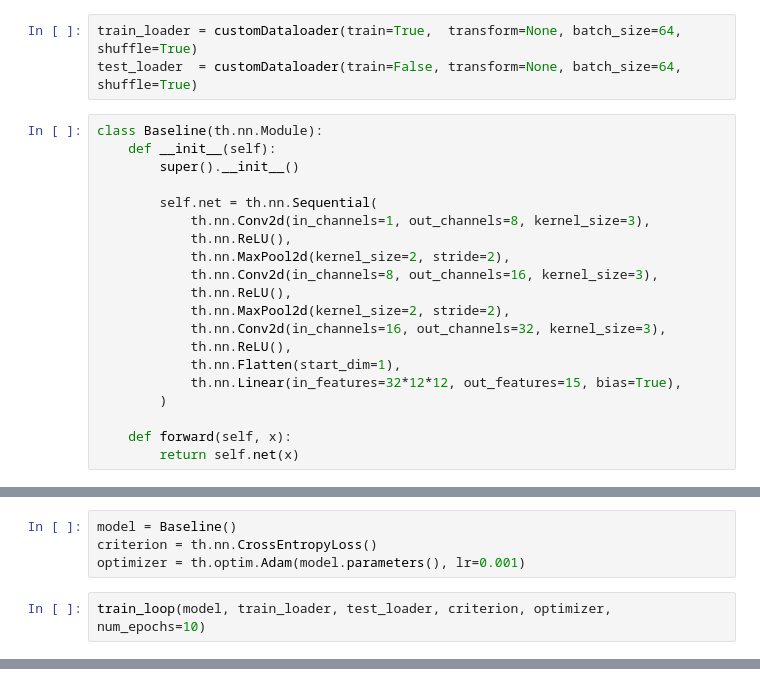
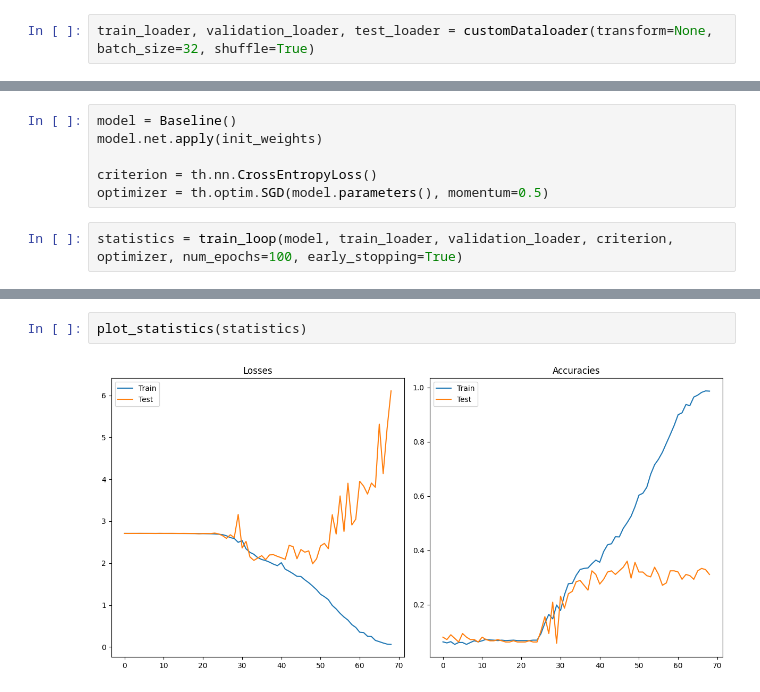
Before and after one commit to Nefasto1/Computer_Vision_Project, a Jupyter notebook: Project.ipynb, the cells around one changed output, grey strips where cells are left out. Cells and saved outputs as stored; diff of their text form.

Commit message:
Added Confusion Matrix and Early stopping

```diff
--- a/Project.ipynb
+++ b/Project.ipynb
@@ -10,23 +10,2 @@ from tqdm import trange
 # %%
-train_loader = customDataloader(train=True,  transform=None, batch_size=64, shuffle=True)
-test_loader  = customDataloader(train=False, transform=None, batch_size=64, shuffle=True)
+train_loader, validation_loader, test_loader = customDataloader(transform=None, batch_size=32, shuffle=True)
-# %%
-class Baseline(th.nn.Module):
-    def __init__(self):
-        super().__init__()
-
-        self.net = th.nn.Sequential(
-            th.nn.Conv2d(in_channels=1, out_channels=8, kernel_size=3),
-            th.nn.ReLU(),
-            th.nn.MaxPool2d(kernel_size=2, stride=2),
-            th.nn.Conv2d(in_channels=8, out_channels=16, kernel_size=3),
-            th.nn.ReLU(),
-            th.nn.MaxPool2d(kernel_size=2, stride=2),
-            th.nn.Conv2d(in_channels=16, out_channels=32, kernel_size=3),
-            th.nn.ReLU(),
-            th.nn.Flatten(start_dim=1),
-            th.nn.Linear(in_features=32*12*12, out_features=15, bias=True),
-        )
-
-    def forward(self, x):
-        return self.net(x)
@@ -110,7 +14,9 @@ def train_loop(model, train_loader, test_loader, criterion, optimizer, num_epoch
 # %%
 model = Baseline()
+model.net.apply(init_weights)
+
 criterion = th.nn.CrossEntropyLoss()
-optimizer = th.optim.Adam(model.parameters(), lr=0.001)
+optimizer = th.optim.SGD(model.parameters(), momentum=0.5)
 # %%
-train_loop(model, train_loader, test_loader, criterion, optimizer, num_epochs=10)
+statistics = train_loop(model, train_loader, validation_loader, criterion, optimizer, num_epochs=100, early_stopping=True)
 # %% [output]
@@ -133,0 +24,4 @@ train_loop(model, train_loader, test_loader, criterion, optimizer, num_epochs=10
+# %%
+plot_statistics(statistics)
+# %% [output]
+[figure, added]
```
Also changed, not shown: parts of 6 cells of this notebook, 5 other files.
